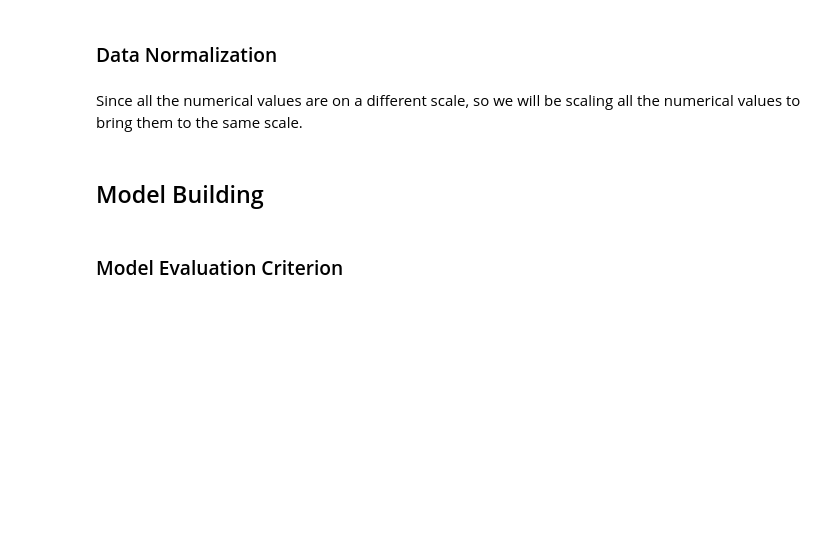
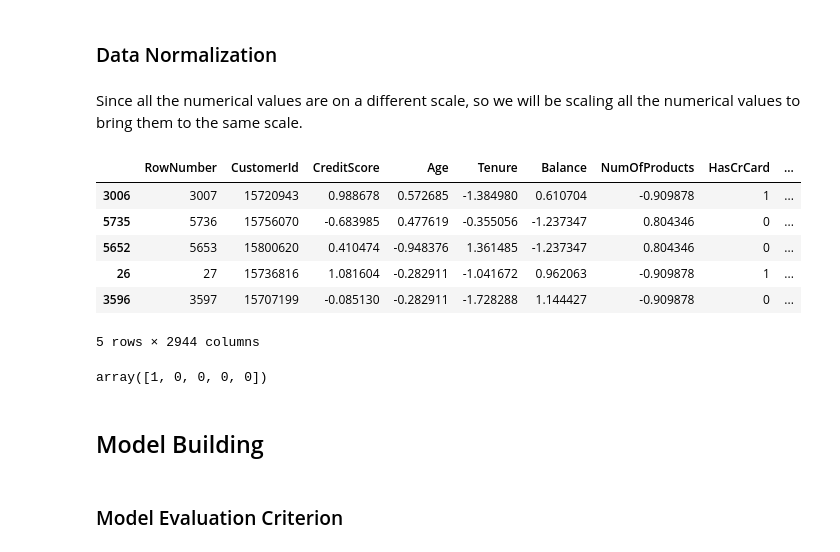
Before and after one commit to maarut001/aiml, a Jupyter notebook: INN_Learner_Notebook_Full_code.ipynb, the cells around one changed output. Cells and saved outputs as stored; diff of their text form; code cells hidden in the pictures; blank space fills up the shorter version.

```diff
--- a/INN_Learner_Notebook_Full_code.ipynb
+++ b/INN_Learner_Notebook_Full_code.ipynb
@@ -540,7 +464,7 @@ X = ds.drop(['Exited'],axis=1) # Credit Score through Estimated Salary
 y = ds['Exited'] # Exited
 # Splitting the dataset into the Training and Testing set.
 
-X_large, X_test, y_large, y_test = train_test_split(X, y, test_size = 0.10, random_state = 42,stratify=y,shuffle = True)
+X_large, X_test, y_large, y_test = train_test_split(X, y, test_size = 0.20, random_state = 42,stratify=y,shuffle = True)
 
 print("X_large size is {}".format(X_large.shape[0]))
 
@@ -551,7 +475,7 @@ X_test size is 1000
 # %%
 # Splitting the dataset into the Training and Validation set.
 
-X_train, X_val, y_train, y_val = train_test_split(X_large, y_large, test_size = 0.10, random_state = 42,stratify=y_large, shuffle = True)
+X_train, X_val, y_train, y_val = train_test_split(X_large, y_large, test_size = 0.20, random_state = 42,stratify=y_large, shuffle = True)
 # %%
 print("X_train size is {}".format(X_train.shape[0]))
 
@@ -579,3 +503,13 @@ num_cols=['CreditScore','Age','Tenure','Balance','NumOfProducts','EstimatedSalar
 X_train[num_cols]=scaler.fit_transform(X_train[num_cols])
 X_val[num_cols]=scaler.transform(X_val[num_cols])
 X_test[num_cols]=scaler.transform(X_test[num_cols])
+# %%
+X_train.head()
+# %% [output]
+|  | RowNumber | CustomerId | CreditScore | Age | Tenure | Balance | NumOfProducts | HasCrCard | ... |
+| 3006 | 3007 | 15720943 | 0.988678 | 0.572685 | -1.384980 | 0.610704 | -0.909878 | 1 | ... |
+| 5735 | 5736 | 15756070 | -0.683985 | 0.477619 | -0.355056 | -1.237347 | 0.804346 | 0 | ... |
+| 5652 | 5653 | 15800620 | 0.410474 | -0.948376 | 1.361485 | -1.237347 | 0.804346 | 0 | ... |
+| 26 | 27 | 15736816 | 1.081604 | -0.282911 | -1.041672 | 0.962063 | -0.909878 | 1 | ... |
+| 3596 | 3597 | 15707199 | -0.085130 | -0.282911 | -1.728288 | 1.144427 | -0.909878 | 0 | ... |
+5 rows × 2944 columns
@@ -582,3 +522,7 @@ X_test[num_cols]=scaler.transform(X_test[num_cols])
+# %%
+y_train[:5]
+# %% [output]
+array([1, 0, 0, 0, 0])
 # %% [markdown]
 ## Model Building
 # %% [markdown]
```
Also changed, not shown: parts of 69 cells of this notebook.
